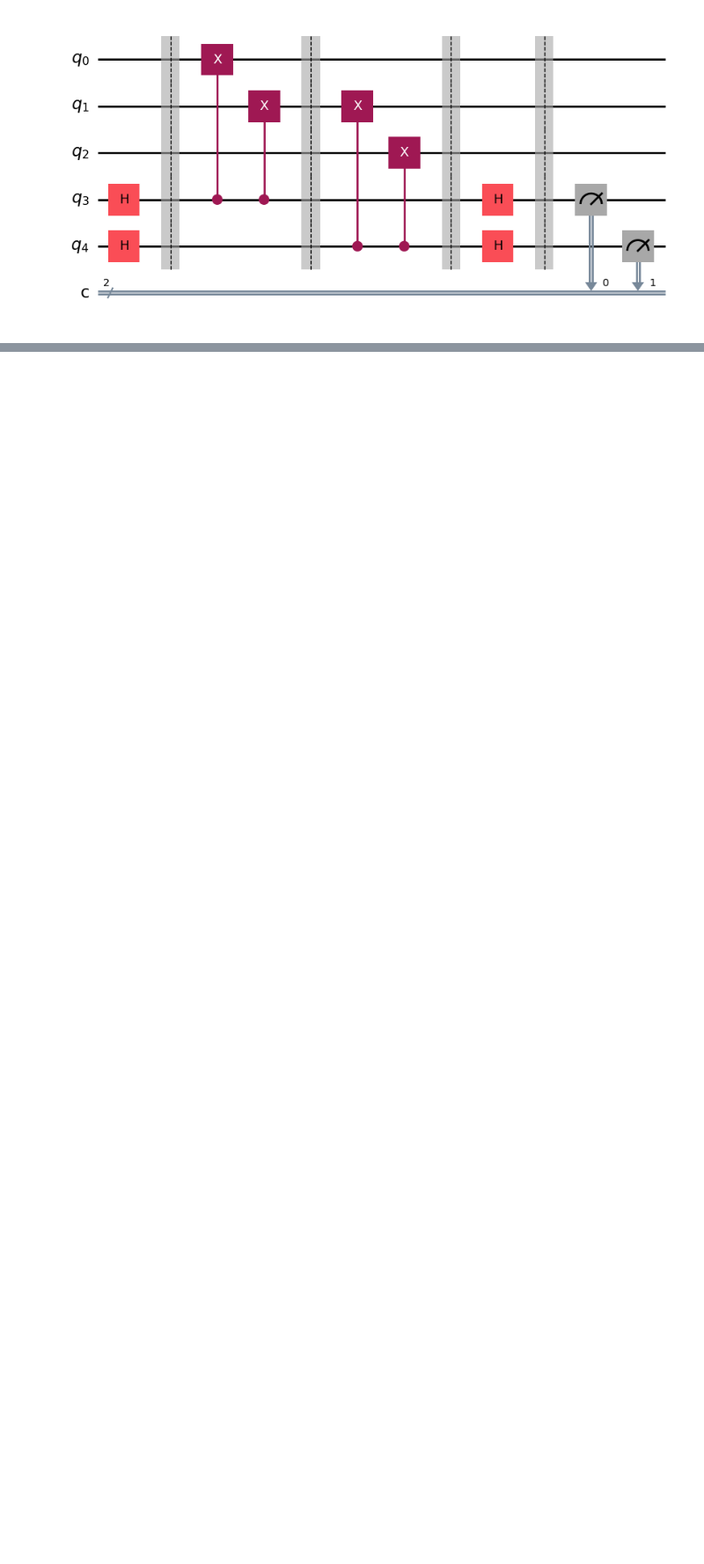
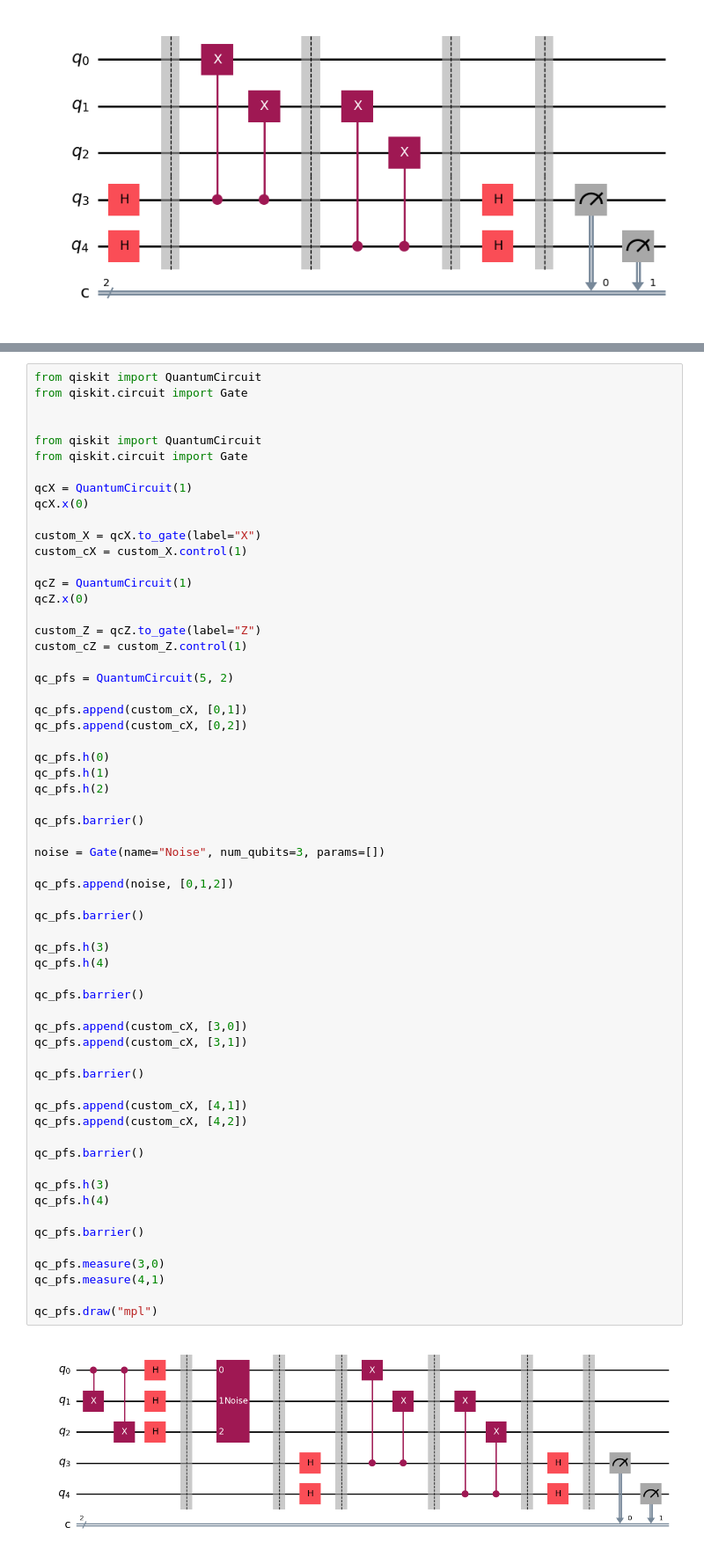
Before and after one commit to cha725/QEC, a Jupyter notebook: quantum_error_correction.ipynb, the cells around one changed output, grey strips where cells are left out. Shown at 88% size. Cells and saved outputs as stored; diff of their text form; blank space fills up the shorter version.

Commit message:
feat: simplify phase flip repetition code to use CX gates as parity checks

```diff
--- a/quantum_error_correction.ipynb
+++ b/quantum_error_correction.ipynb
@@ -574,0 +577,63 @@ qc_pfs.draw("mpl")
+# %%
+from qiskit import QuantumCircuit
+from qiskit.circuit import Gate
+
+
+from qiskit import QuantumCircuit
+from qiskit.circuit import Gate
+
+qcX = QuantumCircuit(1)
+qcX.x(0)
+
+custom_X = qcX.to_gate(label="X")
+custom_cX = custom_X.control(1)
+
+qcZ = QuantumCircuit(1)
+qcZ.x(0)
+
+custom_Z = qcZ.to_gate(label="Z")
+custom_cZ = custom_Z.control(1)
+
+qc_pfs = QuantumCircuit(5, 2)
+
+qc_pfs.append(custom_cX, [0,1])
+qc_pfs.append(custom_cX, [0,2])
+
+qc_pfs.h(0)
+qc_pfs.h(1)
+qc_pfs.h(2)
+
+qc_pfs.barrier()
+
+noise = Gate(name="Noise", num_qubits=3, params=[])
+
+qc_pfs.append(noise, [0,1,2])
+
+qc_pfs.barrier()
+
+qc_pfs.h(3)
+qc_pfs.h(4)
+
+qc_pfs.barrier()
+
+qc_pfs.append(custom_cX, [3,0])
+qc_pfs.append(custom_cX, [3,1])
+
+qc_pfs.barrier()
+
+qc_pfs.append(custom_cX, [4,1])
+qc_pfs.append(custom_cX, [4,2])
+
+qc_pfs.barrier()
+
+qc_pfs.h(3)
+qc_pfs.h(4)
+
+qc_pfs.barrier()
+
+qc_pfs.measure(3,0)
+qc_pfs.measure(4,1)
+
+qc_pfs.draw("mpl")
+# %% [output]
+[figure, added]
```
Also changed, not shown: parts of 2 cells of this notebook.
